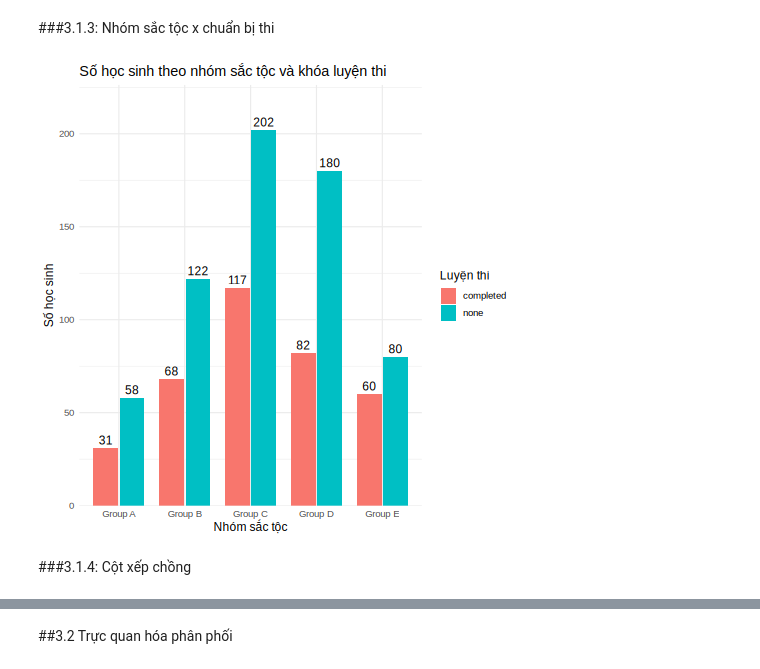
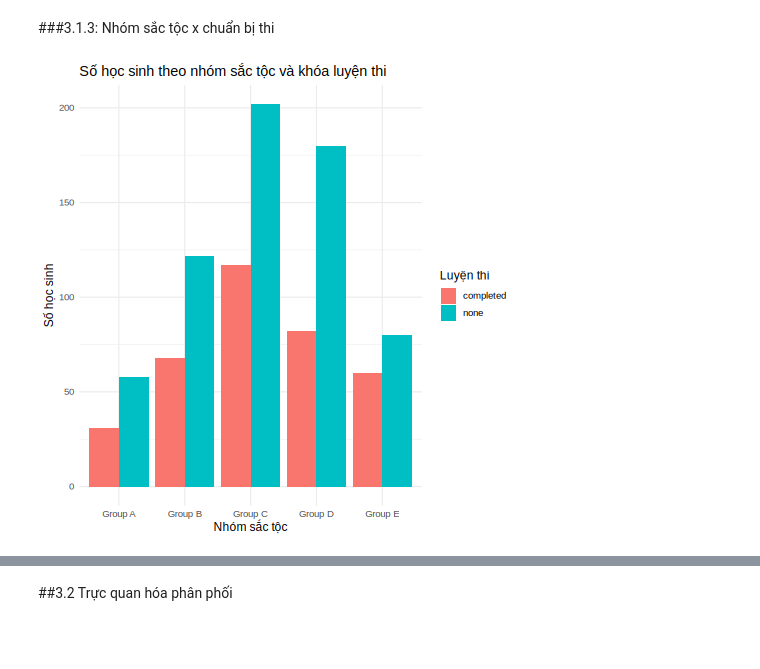
Before and after one commit to 25-DoThanQuocKhanh-24174600024/DHKL18A1HN_Do_An_Nhom_2_CD_3, a Jupyter notebook: Đồ_Án_1_Nhóm_2_2_DHKL18A1HN.ipynb, the cells around one changed output, grey strips where cells are left out. Saved outputs shown, nothing was run; the diff lists cells and outputs as text; code cells hidden in the pictures; blank space fills up the shorter version.

```diff
--- a/Đồ_Án_1_Nhóm_2_2_DHKL18A1HN.ipynb
+++ b/Đồ_Án_1_Nhóm_2_2_DHKL18A1HN.ipynb
@@ -1009,17 +1001,12 @@ save_plot(p31b, "3.1b_so_luong_hoc_van_phu_huynh")
 ###3.1.3: Nhóm sắc tộc x chuẩn bị thi
 # %%
 %%R
-# [p31c] Cột nhóm: nhóm sắc tộc x test_prep (so sánh số lượng tuyệt đối)
-p31c <- df |>
-  count(race_ethnicity, test_prep) |>
+# [p31c] Thanh nhóm: nhóm sắc tộc x chuẩn bị thi
+p31c <- df |> count(race_ethnicity, test_prep) |>
   ggplot(aes(race_ethnicity, n, fill = test_prep)) +
-  geom_col(position = position_dodge(width = 0.8), width = 0.75) +
-  geom_text(aes(label = n), position = position_dodge(width = 0.8), vjust = -0.4) +
-  scale_y_continuous(expand = expansion(mult = c(0, 0.12))) +
+  geom_col(position = "dodge") +
   labs(title = "Số học sinh theo nhóm sắc tộc và khóa luyện thi",
        x = "Nhóm sắc tộc", y = "Số học sinh", fill = "Luyện thi")
 save_plot(p31c, "3.1c_grouped_bar")
 # %% [output]
-[figure, old version]
+[figure, new version]
-# %% [markdown]
-###3.1.4: Cột xếp chồng
```
Also changed, not shown: parts of 18 cells of this notebook.
